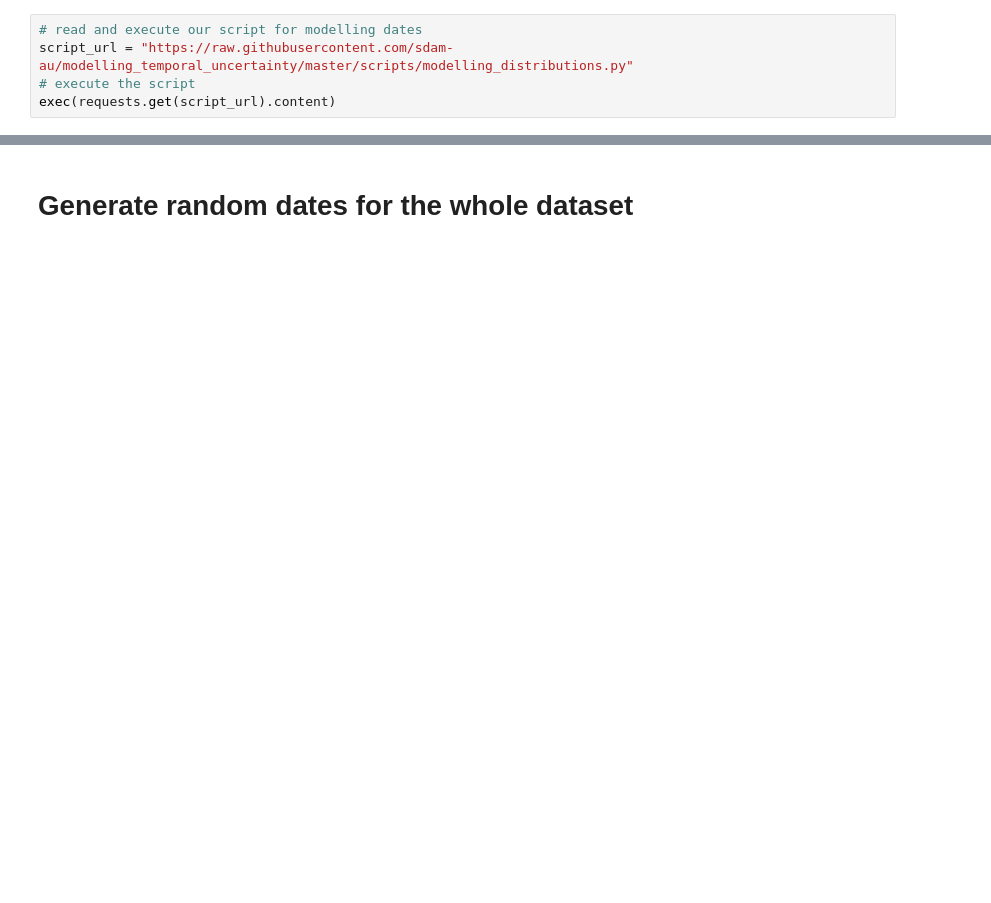
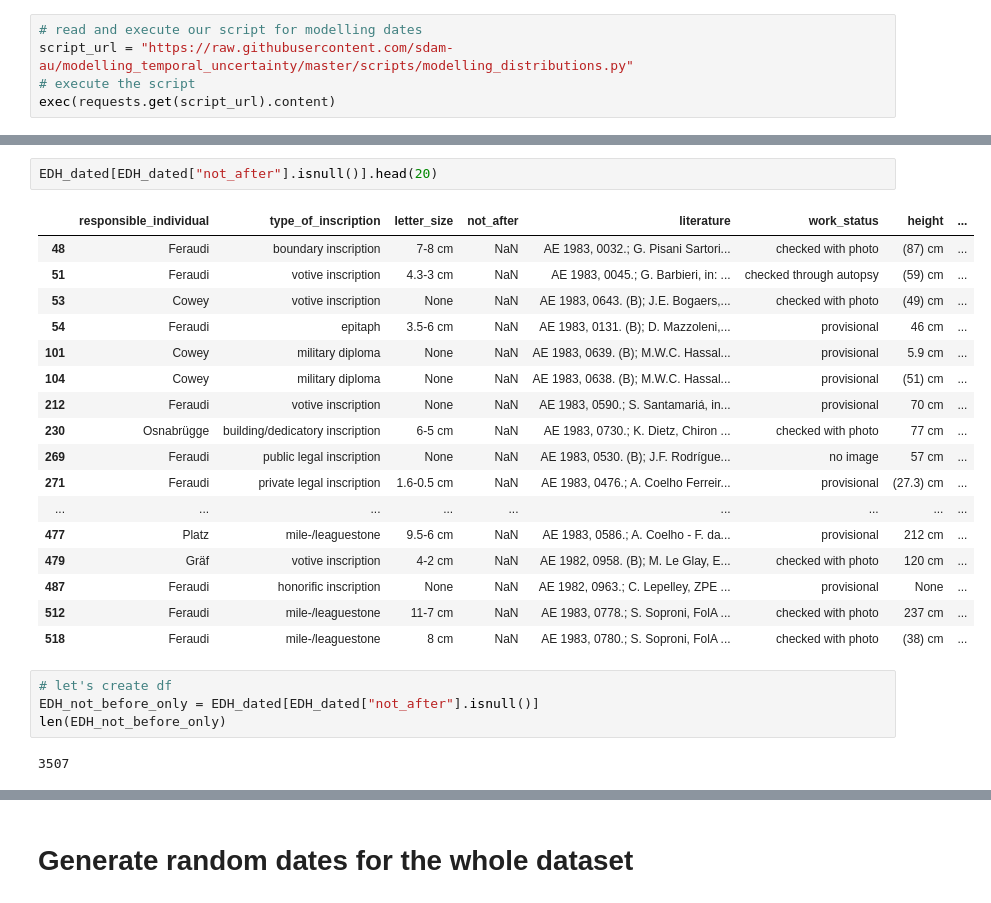
Before and after one commit to sdam-au/EDH_exploration, a Jupyter notebook: scripts/Py_EDH_TEMPORAL_EXPLORATION.ipynb, the cells around one changed output, grey strips where cells are left out. Drawn from its saved outputs; the diff is of its cells as text; blank space fills up the shorter version.

```diff
--- a/scripts/Py_EDH_TEMPORAL_EXPLORATION.ipynb
+++ b/scripts/Py_EDH_TEMPORAL_EXPLORATION.ipynb
@@ -36,0 +76,26 @@ reading file located in a public folder
+# %%
+EDH_dated[EDH_dated["not_after"].isnull()].head(20)
+# %% [output]
+|  | responsible_individual | type_of_inscription | letter_size | not_after | literature | work_status | height | ... |
+| 48 | Feraudi | boundary inscription | 7-8 cm | NaN | AE 1983, 0032.; G. Pisani Sartori... | checked with photo | (87) cm | ... |
+| 51 | Feraudi | votive inscription | 4.3-3 cm | NaN | AE 1983, 0045.; G. Barbieri, in: ... | checked through autopsy | (59) cm | ... |
+| 53 | Cowey | votive inscription | None | NaN | AE 1983, 0643. (B); J.E. Bogaers,... | checked with photo | (49) cm | ... |
+| 54 | Feraudi | epitaph | 3.5-6 cm | NaN | AE 1983, 0131. (B); D. Mazzoleni,... | provisional | 46 cm | ... |
+| 101 | Cowey | military diploma | None | NaN | AE 1983, 0639. (B); M.W.C. Hassal... | provisional | 5.9 cm | ... |
+| 104 | Cowey | military diploma | None | NaN | AE 1983, 0638. (B); M.W.C. Hassal... | provisional | (51) cm | ... |
+| 212 | Feraudi | votive inscription | None | NaN | AE 1983, 0590.; S. Santamariá, in... | provisional | 70 cm | ... |
+| 230 | Osnabrügge | building/dedicatory inscription | 6-5 cm | NaN | AE 1983, 0730.; K. Dietz, Chiron ... | checked with photo | 77 cm | ... |
+| 269 | Feraudi | public legal inscription | None | NaN | AE 1983, 0530. (B); J.F. Rodrígue... | no image | 57 cm | ... |
+| 271 | Feraudi | private legal inscription | 1.6-0.5 cm | NaN | AE 1983, 0476.; A. Coelho Ferreir... | provisional | (27.3) cm | ... |
+| ... | ... | ... | ... | ... | ... | ... | ... | ... |
+| 477 | Platz | mile-/leaguestone | 9.5-6 cm | NaN | AE 1983, 0586.; A. Coelho - F. da... | provisional | 212 cm | ... |
+| 479 | Gräf | votive inscription | 4-2 cm | NaN | AE 1982, 0958. (B); M. Le Glay, E... | checked with photo | 120 cm | ... |
+| 487 | Feraudi | honorific inscription | None | NaN | AE 1982, 0963.; C. Lepelley, ZPE ... | provisional | None | ... |
+| 512 | Feraudi | mile-/leaguestone | 11-7 cm | NaN | AE 1983, 0778.; S. Soproni, FolA ... | checked with photo | 237 cm | ... |
+| 518 | Feraudi | mile-/leaguestone | 8 cm | NaN | AE 1983, 0780.; S. Soproni, FolA ... | checked with photo | (38) cm | ... |
+# %%
+# let's create df
+EDH_not_before_only = EDH_dated[EDH_dated["not_after"].isnull()]
+len(EDH_not_before_only)
+# %% [output]
+3507
```
Also changed, not shown: parts of 44 cells of this notebook, 1 other file.
